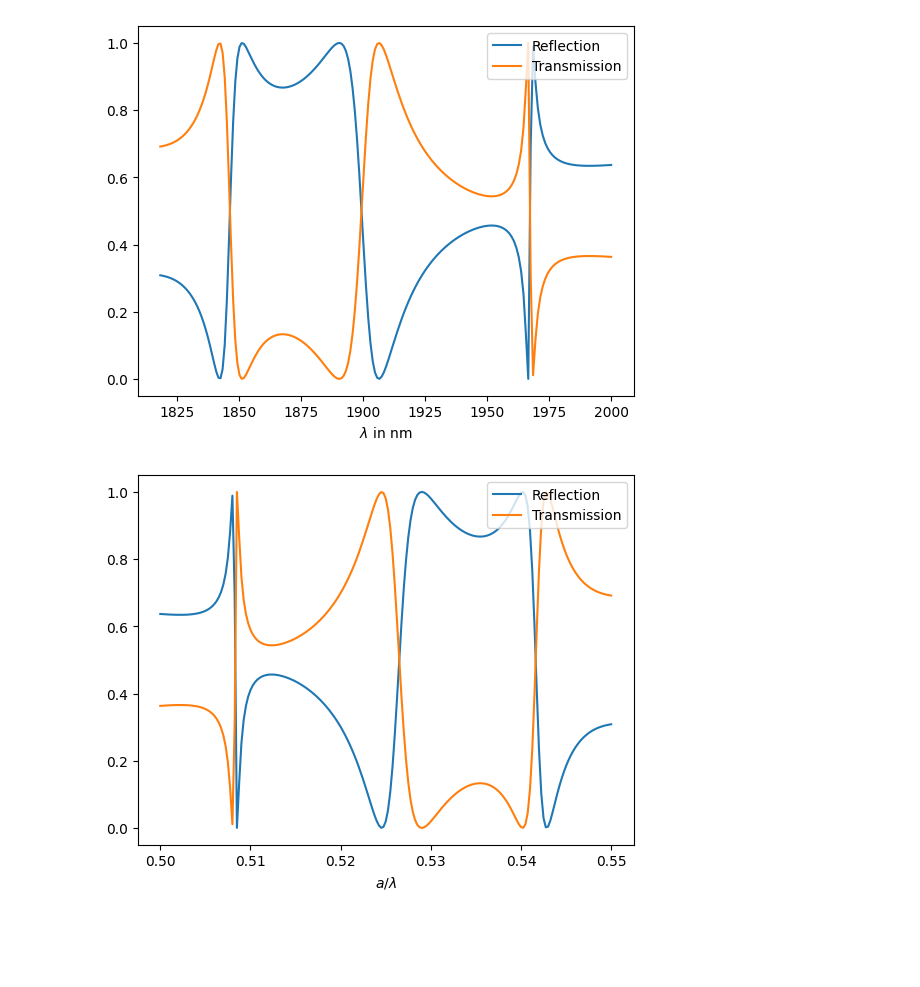
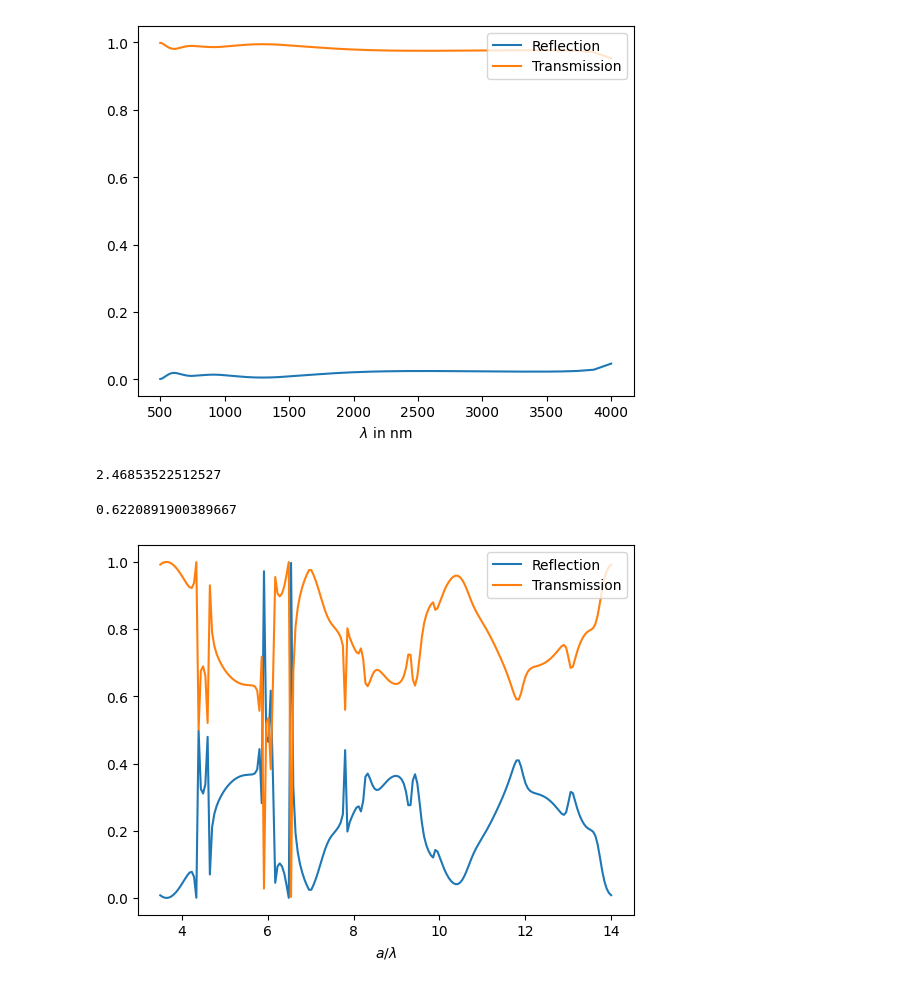
Before and after one commit to ramakrishnav130995/Scattering-Structures, a Jupyter notebook: RCWA/photonic_crystal_sclab_example/2_analyze_data.ipynb, the cells around one changed output. Saved outputs shown, nothing was run; the diff lists cells and outputs as text; code cells hidden in the pictures; blank space fills up the shorter version.

```diff
--- a/RCWA/photonic_crystal_sclab_example/2_analyze_data.ipynb
+++ b/RCWA/photonic_crystal_sclab_example/2_analyze_data.ipynb
@@ -2,14 +2,16 @@
 import importlib.util
 import os
 import matplotlib.pyplot as plt
+import numpy as np
 
 # Add the DLL directory
-os.add_dll_directory("C:\\Program Files\\Lumerical\\v232\\api\\python")
+os.add_dll_directory("C:\\Program Files\\Lumerical\\v231\\api\\python")
 
 # Define the module name and file path
 module_name = "lumapi"
 # file_path = "C:\\Program Files\\Lumerical\\v232\\api\\python\\lumapi.py"
-file_path = "C:\\Program Files\\Lumerical\\v232\\api\\python\\lumapi.py"
+# file_path = "C:\\Program Files\\Lumerical\\v232\\api\\python\\lumapi.py"
+file_path = "C:\\Program Files\\Lumerical\\v231\\api\\python\\lumapi.py"
 
 
 def load_module_from_file(module_name, file_path):
@@ -27,3 +26,13 @@ rcwa = lumapi.FDTD(filename=file_path)
+# %%
+folder_path = r"C:\Users\RamakrishnaVenkitakr\OneDrive - Pixel Photonics GmbH\codes\Scattering-Structures\RCWA\photonic_crystal_sclab_example"
+
+folder_name = r"Ram_pc_slab_rcwa.fsp" #"pc_slab_rcwa.fsp"
+# folder_name = r"pc_slab_rcwa.fsp" #"pc_slab_rcwa.fsp"
+# folder_name = r"ref_pc_slab_rcwa.fsp" #"pc_slab_rcwa.fsp"
+
+file_path = os.path.join(folder_path,folder_name)
+
+rcwa = lumapi.FDTD(filename=file_path)
 # %%
 total_energy = rcwa.getresult("RCWA", "total_energy")
 lam = total_energy["lambda"]*1e+9 # [nm]
@@ -32,7 +41,8 @@ Tp = total_energy["Tp"]
 plt.plot(lam, Rp, label="Reflection")
 plt.plot(lam, Tp, label="Transmission")
 plt.xlabel(r"$\lambda$ in nm")
+# plt.xlim([1200,1300])
 plt.legend(loc="upper right")
 plt.show()
 # %% [output]
-[figure, old version]
+[figure, new version]
@@ -39,13 +69,23 @@ plt.show()
+# %%
+rfinal = back_calculate_r_ring(1.5,4,5,0.2)
+print(rfinal)
+# %% [output]
+2.46853522512527
+# %%
+rfinal = back_calculate_r(0.2,1,2)
+print(rfinal)
+# %% [output]
+0.6220891900389667
 # %%
-a = 1e-6
+a = 7e-6
 total_energy = rcwa.getresult("RCWA", "total_energy")
 lam = total_energy["lambda"]
 Rp = total_energy["Rp"]
 Tp = total_energy["Tp"]
 plt.plot(a/lam, Rp, label="Reflection")
 plt.plot(a/lam, Tp, label="Transmission")
 plt.xlabel(r"$a/ \lambda$")
 plt.legend(loc="upper right")
 plt.show()
 # %% [output]
-[figure, old version]
+[figure, new version]
```
Also changed, not shown: parts of 4 cells of this notebook, 1 other file.
